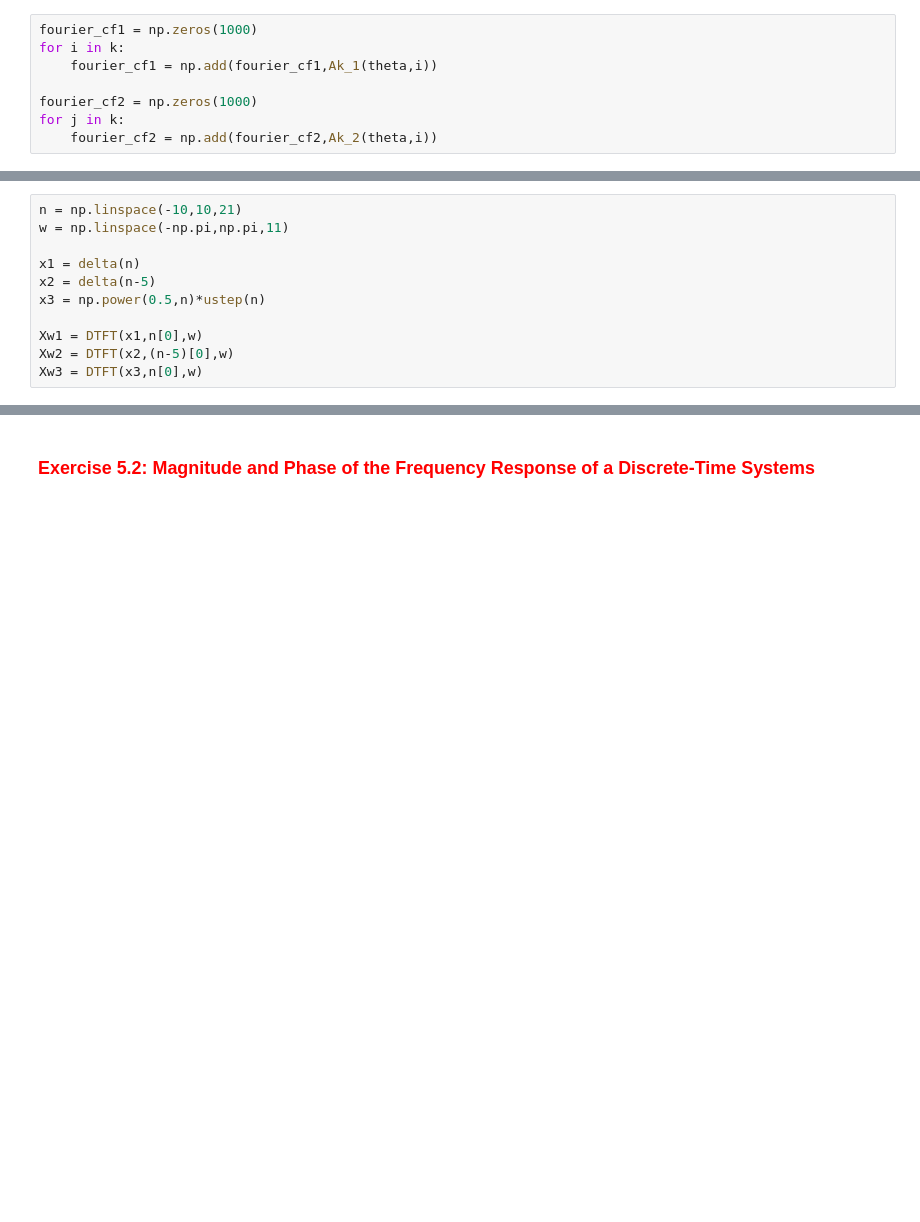
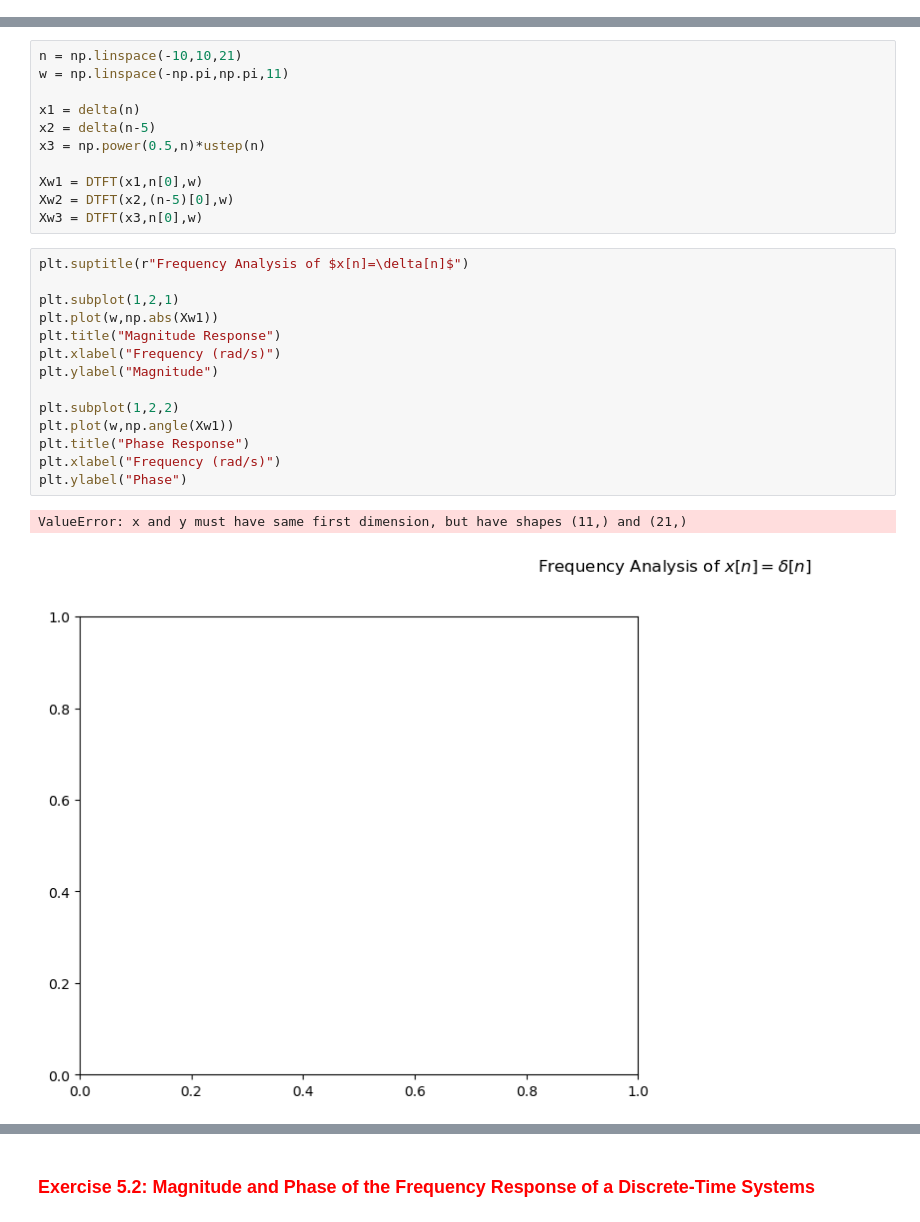
Before and after one commit to 2024Fall-Purdue-ECE438-Lab-demos/lab3-frequency-analysis-PranavGhantasala, a Jupyter notebook: lab03_individual_report.ipynb, the cells around one changed output, grey strips where cells are left out. Drawn from its saved outputs; the diff is of its cells as text; blank space fills up the shorter version.

```diff
--- a/lab03_individual_report.ipynb
+++ b/lab03_individual_report.ipynb
@@ -68,9 +67 @@ theta = np.linspace(-5,5,1000)
-# %%
-fourier_cf1 = np.zeros(1000)
-for i in k:
-    fourier_cf1 = np.add(fourier_cf1,Ak_1(theta,i))
-
-fourier_cf2 = np.zeros(1000)
-for j in k:
-    fourier_cf2 = np.add(fourier_cf2,Ak_2(theta,i))
 # %%
@@ -194,3 +194,20 @@ x3 = np.power(0.5,n)*ustep(n)
 Xw1 = DTFT(x1,n[0],w)
 Xw2 = DTFT(x2,(n-5)[0],w)
 Xw3 = DTFT(x3,n[0],w)
+# %%
+plt.suptitle(r"Frequency Analysis of $x[n]=\delta[n]$")
+
+plt.subplot(1,2,1)
+plt.plot(w,np.abs(Xw1))
+plt.title("Magnitude Response")
+plt.xlabel("Frequency (rad/s)")
+plt.ylabel("Magnitude")
+
+plt.subplot(1,2,2)
+plt.plot(w,np.angle(Xw1))
+plt.title("Phase Response")
+plt.xlabel("Frequency (rad/s)")
+plt.ylabel("Phase")
+# %% [output]
+ValueError: x and y must have same first dimension, but have shapes (11,) and (21,)
+[figure, added]
```
Also changed, not shown: parts of 16 cells of this notebook, 8 other files.
